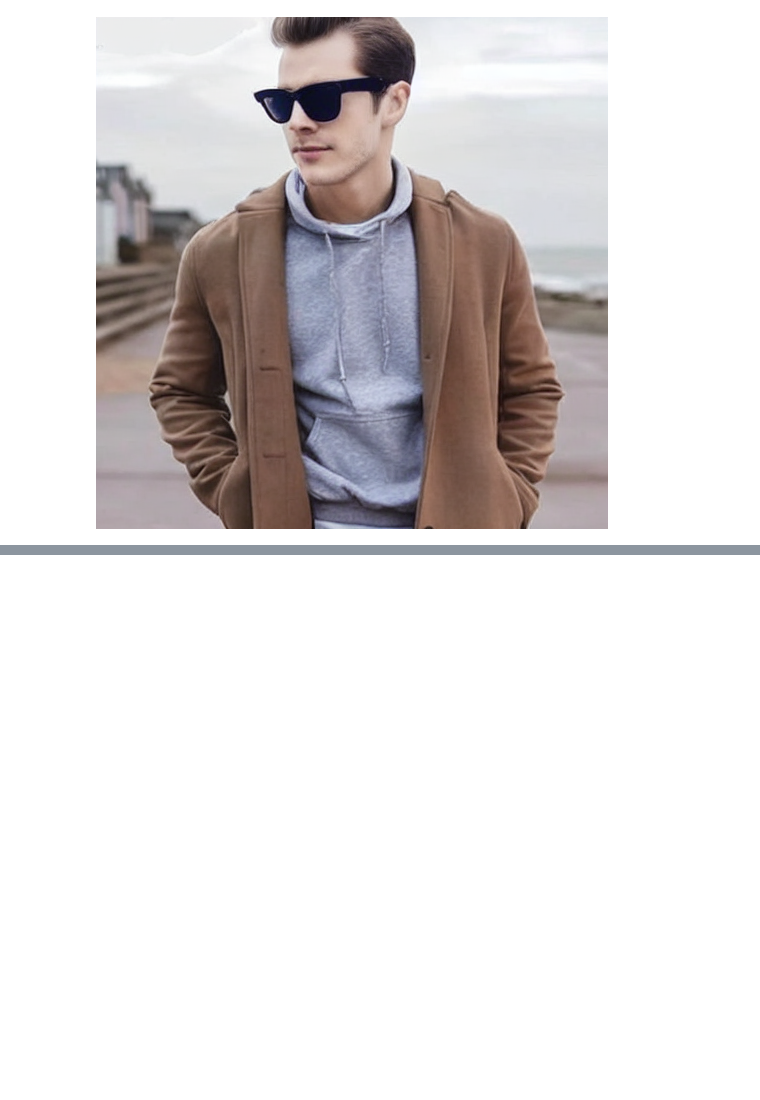
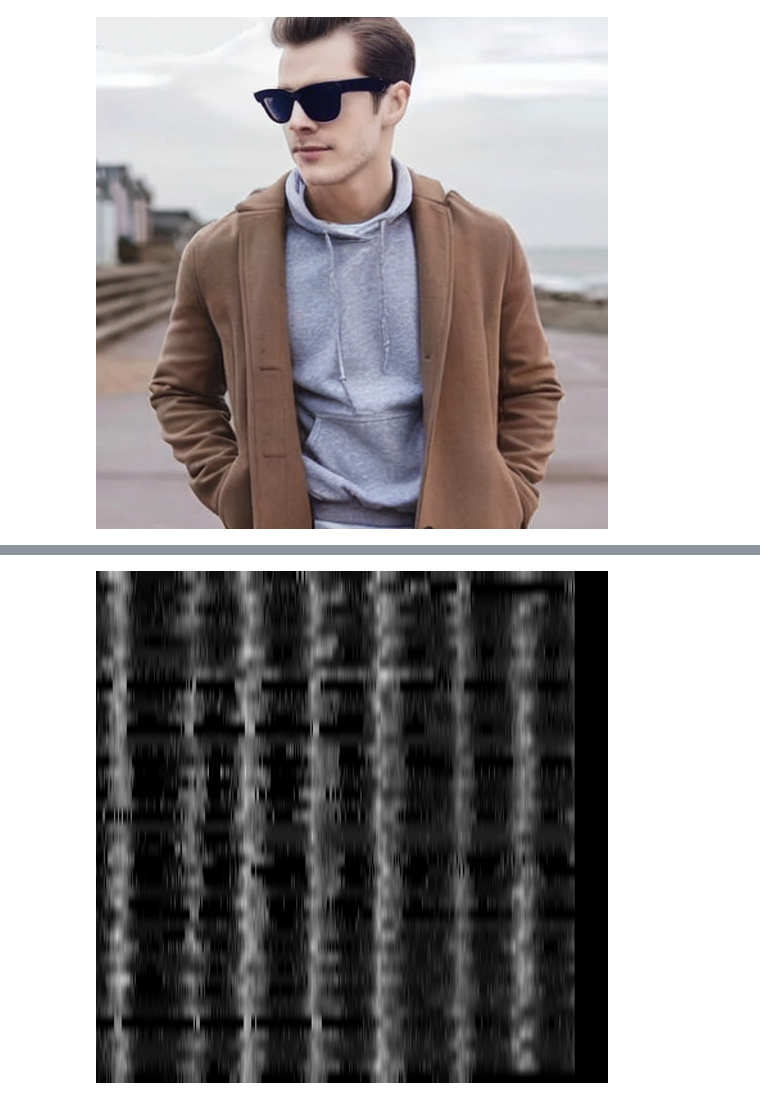
Before and after one commit to reichlab/flusion, a Jupyter notebook: code/outpaint/outpaint.ipynb, the cells around one changed output, grey strips where cells are left out. Saved outputs shown, nothing was run; the diff lists cells and outputs as text; code cells hidden in the pictures; blank space fills up the shorter version.

```diff
--- a/code/outpaint/outpaint.ipynb
+++ b/code/outpaint/outpaint.ipynb
@@ -118,9 +73,0 @@ plt.tight_layout()
-# %%
-train_img_aug = np.concatenate(
-  [train_img, np.full((train_img.shape[0], 12), np.nan)],
-   axis = 1)
-
-mask = Image.fromarray(np.isnan(train_img_aug))
-
-train_img_aug = Image.fromarray((train_img_aug * 255).astype('int8'), mode = "L")
-train_img_aug
@@ -129,3 +73,0 @@ train_img_aug
-# %%
-mask = mask.resize((512, 512))
-mask
@@ -144,0 +74,17 @@ train_img_aug.
+# %%
+# as an example, assemble state level ILI+ data for states with < 75% missingness
+fdl = FluDataLoader('../../data-raw')
+flu_data = fdl.load_data() \
+  .query('agg_level == "state" and source == "ilinet" and wk_end_date <= "2018-05-01" and location < "72"')
+
+locations_to_drop = flu_data.groupby('location') \
+  .apply(lambda x: np.mean(np.isnan(x['inc_4rt_cs']))) \
+  .loc[lambda x: x >= 0.75] \
+  .index
+
+flu_data = flu_data.loc[~flu_data['location'].isin(locations_to_drop)]
+
+train_df = flu_data.query('wk_end_date <= "2017-12-01"')
+test_df = flu_data.query('wk_end_date > "2017-12-01"')
+
+train_df
@@ -144,0 +187,8 @@ train_img_aug.
+# %%
+encoded_data = df_to_img(df=train_df,
+                         location='location', time='wk_end_date', value='inc_4rt_cs',
+                         horizon=26)
+# %%
+encoded_data['control']
+# %% [output]
+[figure, added]
```
Also changed, not shown: parts of 32 cells of this notebook, 2 other files.
